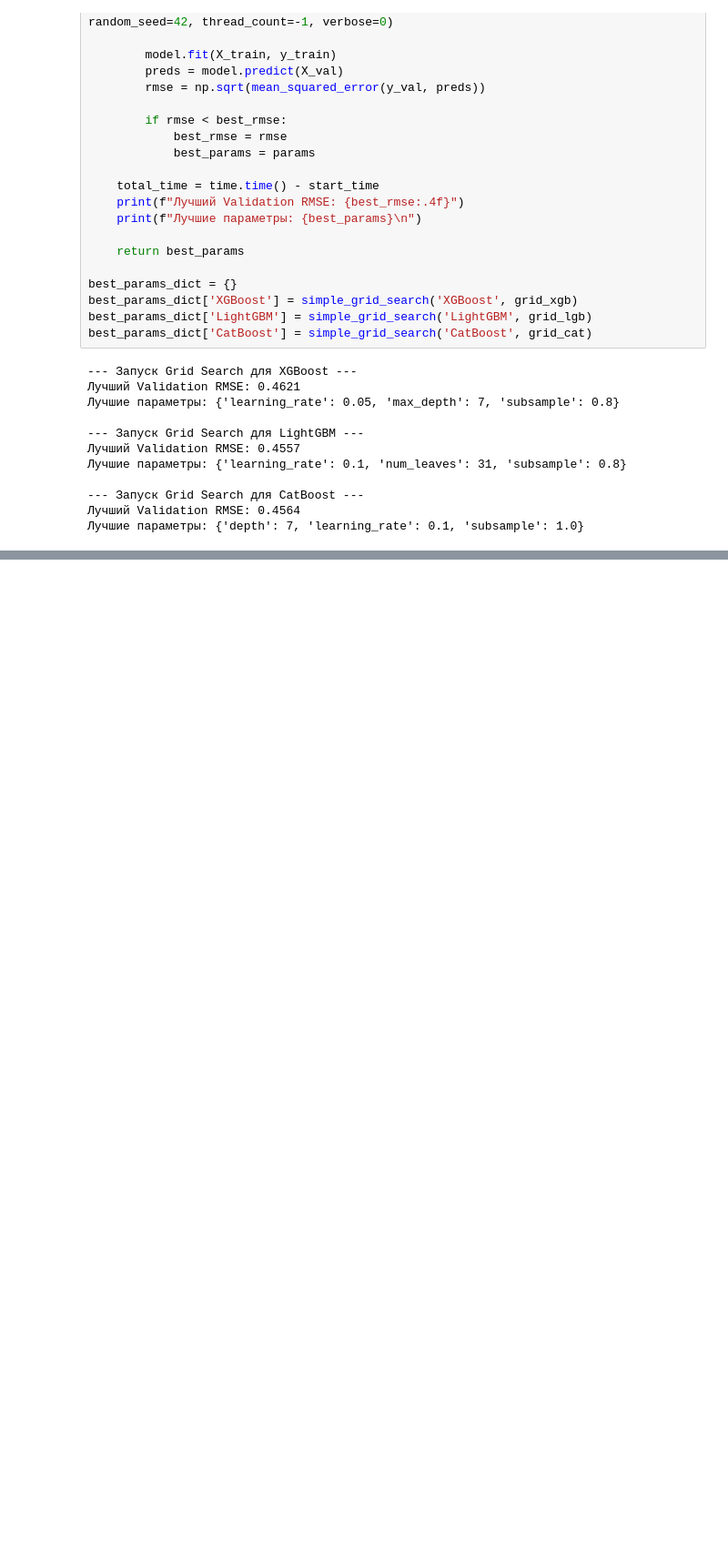
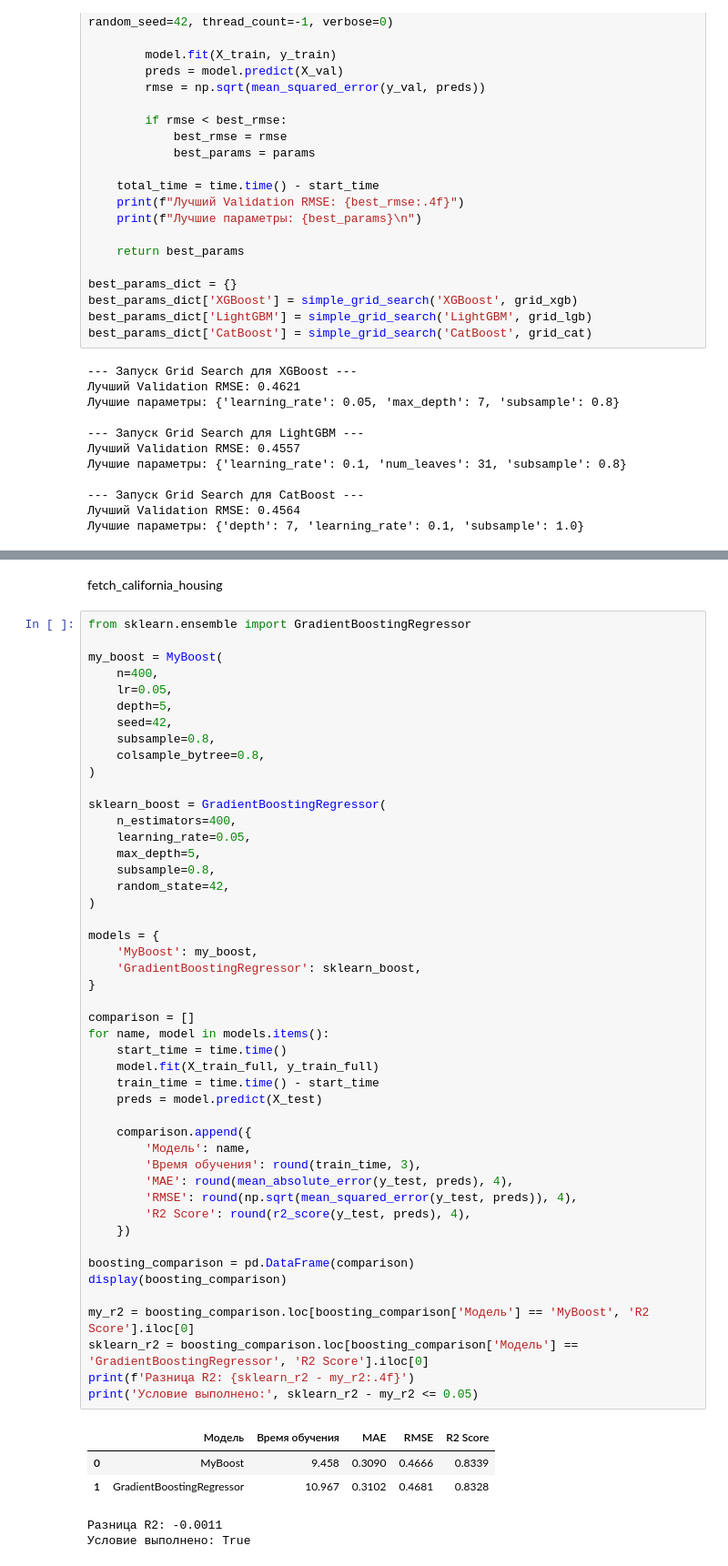
Before and after one commit to AlexKweb/ml-course-homeworks-2026, a Jupyter notebook: hw13_gradient_boosting_practice/student_notebook.ipynb, the cells around one changed output, grey strips where cells are left out. Shown at 91% size. Drawn from its saved outputs; the diff is of its cells as text; blank space fills up the shorter version.

```diff
--- a/hw13_gradient_boosting_practice/student_notebook.ipynb
+++ b/hw13_gradient_boosting_practice/student_notebook.ipynb
@@ -203,0 +390,55 @@ display(df_results)
+# %% [markdown]
+fetch_california_housing
+# %%
+from sklearn.ensemble import GradientBoostingRegressor
+
+my_boost = MyBoost(
+    n=400,
+    lr=0.05,
+    depth=5,
+    seed=42,
+    subsample=0.8,
+    colsample_bytree=0.8,
+)
+
+sklearn_boost = GradientBoostingRegressor(
+    n_estimators=400,
+    learning_rate=0.05,
+    max_depth=5,
+    subsample=0.8,
+    random_state=42,
+)
+
+models = {
+    'MyBoost': my_boost,
+    'GradientBoostingRegressor': sklearn_boost,
+}
+
+comparison = []
+for name, model in models.items():
+    start_time = time.time()
+    model.fit(X_train_full, y_train_full)
+    train_time = time.time() - start_time
+    preds = model.predict(X_test)
+
+    comparison.append({
+        'Модель': name,
+        'Время обучения': round(train_time, 3),
+        'MAE': round(mean_absolute_error(y_test, preds), 4),
+        'RMSE': round(np.sqrt(mean_squared_error(y_test, preds)), 4),
+        'R2 Score': round(r2_score(y_test, preds), 4),
+    })
+
+boosting_comparison = pd.DataFrame(comparison)
+display(boosting_comparison)
+
+my_r2 = boosting_comparison.loc[boosting_comparison['Модель'] == 'MyBoost', 'R2 Score'].iloc[0]
+sklearn_r2 = boosting_comparison.loc[boosting_comparison['Модель'] == 'GradientBoostingRegressor', 'R2 Score'].iloc[0]
+print(f'Разница R2: {sklearn_r2 - my_r2:.4f}')
+print('Условие выполнено:', sklearn_r2 - my_r2 <= 0.05)
+# %% [output]
+|  | Модель | Время обучения | MAE | RMSE | R2 Score |
+| 0 | MyBoost | 9.458 | 0.3090 | 0.4666 | 0.8339 |
+| 1 | GradientBoostingRegressor | 10.967 | 0.3102 | 0.4681 | 0.8328 |
+Разница R2: -0.0011
+Условие выполнено: True
```
Also changed, not shown: parts of 7 cells of this notebook, 5 other files.
